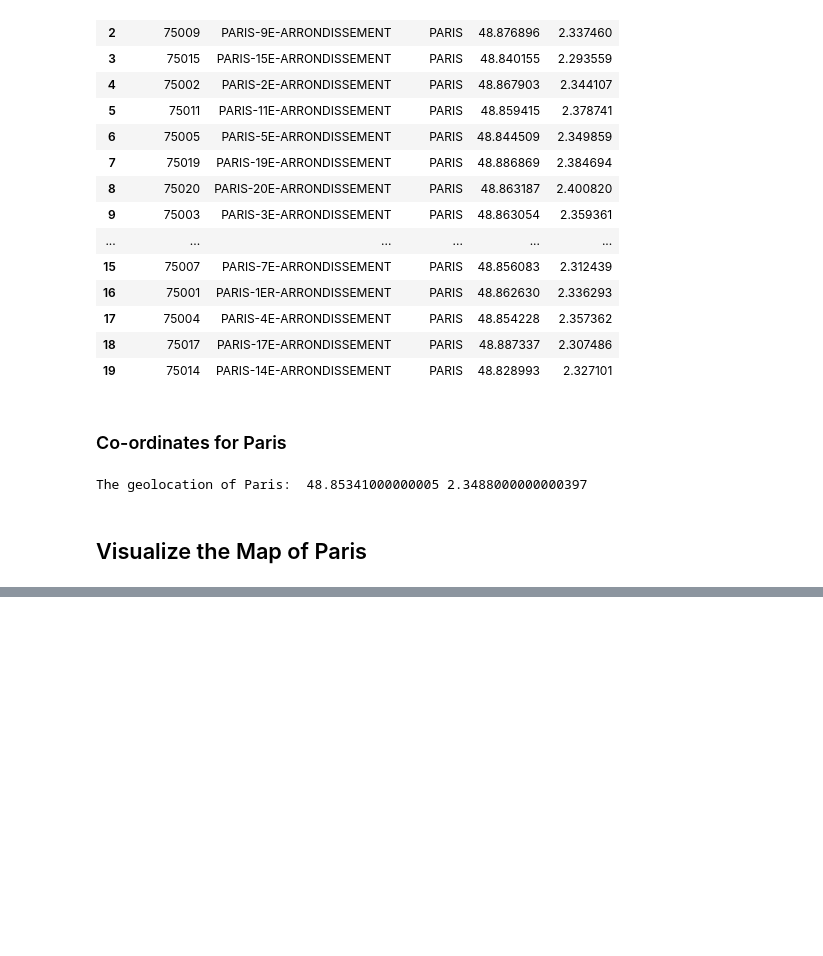
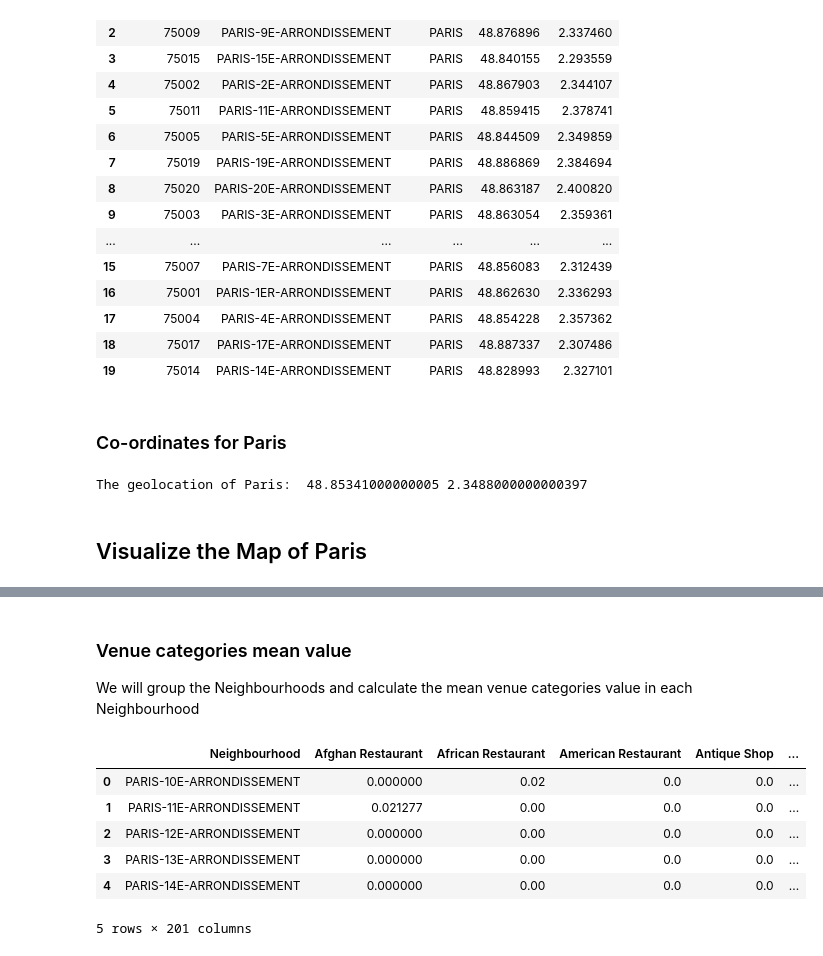
Before and after one commit to Thomas-George-T/A-Tale-of-Two-Cities, a Jupyter notebook: Tale_of_Two_Cities_A_Data_Science_Take.ipynb, the cells around one changed output, grey strips where cells are left out. Saved outputs shown, nothing was run; the diff lists cells and outputs as text; code cells hidden in the pictures; blank space fills up the shorter version.

```diff
--- a/Tale_of_Two_Cities_A_Data_Science_Take.ipynb
+++ b/Tale_of_Two_Cities_A_Data_Science_Take.ipynb
@@ -983,0 +1094,14 @@ map_Paris
+# %% [markdown]
+### Venue categories mean value
+We will group the Neighbourhoods and calculate the mean venue categories value in each Neighbourhood
+# %%
+Paris_grouped = Paris_venue_cat.groupby('Neighbourhood').mean().reset_index()
+Paris_grouped.head()
+# %% [output]
+|  | Neighbourhood | Afghan Restaurant | African Restaurant | American Restaurant | Antique Shop | ... |
+| 0 | PARIS-10E-ARRONDISSEMENT | 0.000000 | 0.02 | 0.0 | 0.0 | ... |
+| 1 | PARIS-11E-ARRONDISSEMENT | 0.021277 | 0.00 | 0.0 | 0.0 | ... |
+| 2 | PARIS-12E-ARRONDISSEMENT | 0.000000 | 0.00 | 0.0 | 0.0 | ... |
+| 3 | PARIS-13E-ARRONDISSEMENT | 0.000000 | 0.00 | 0.0 | 0.0 | ... |
+| 4 | PARIS-14E-ARRONDISSEMENT | 0.000000 | 0.00 | 0.0 | 0.0 | ... |
+5 rows × 201 columns
```
Also changed, not shown: parts of 20 cells of this notebook.
